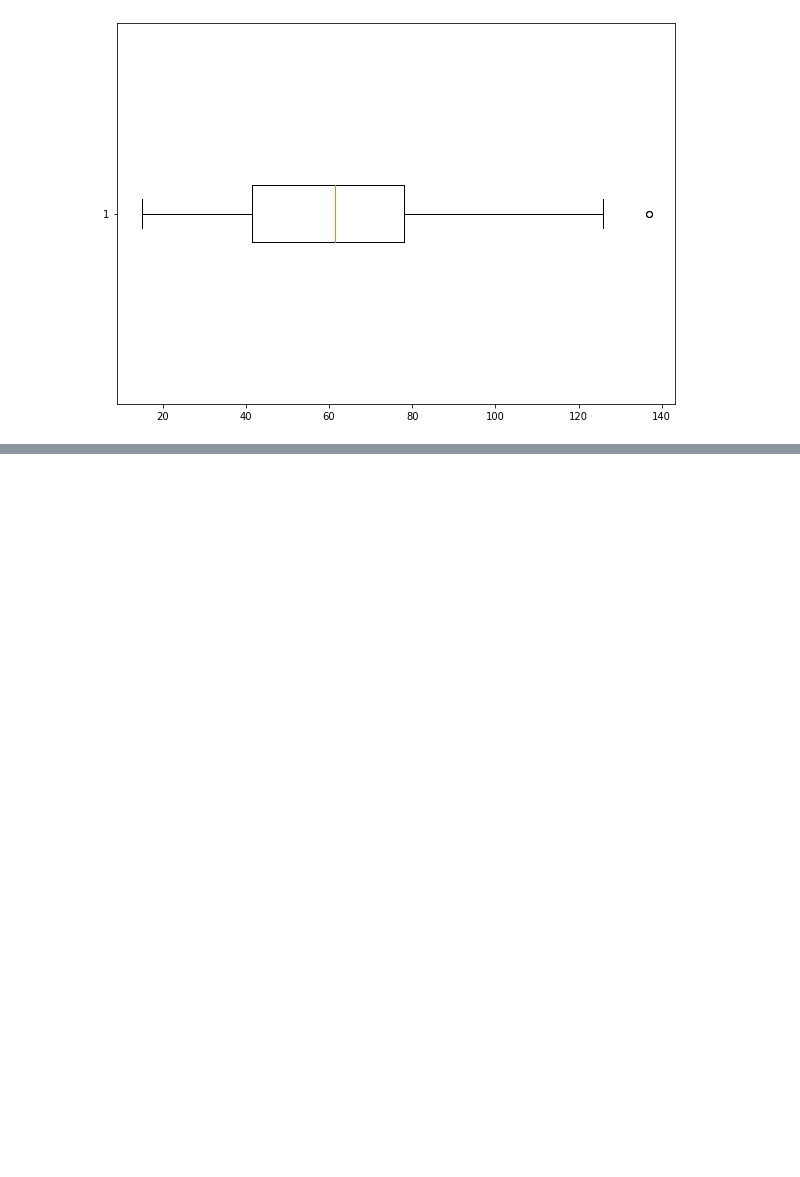
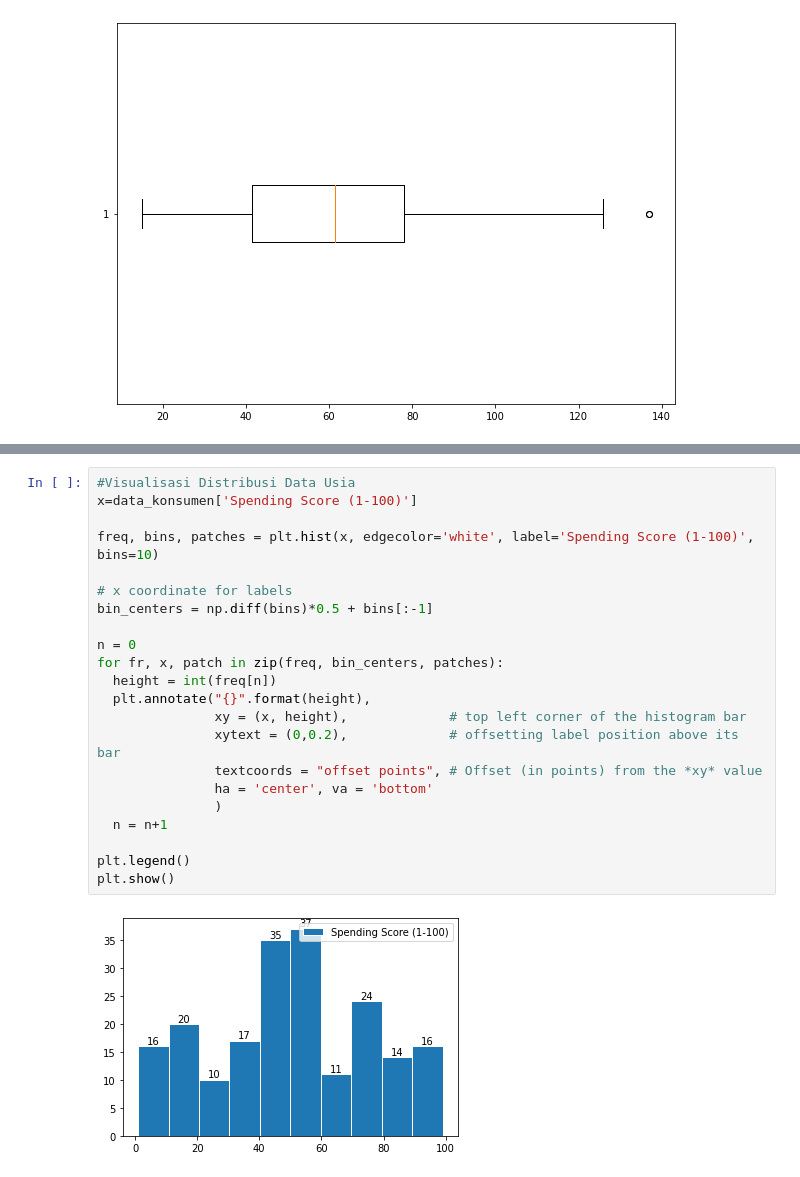
Before and after one commit to say-foo/machinelearning, a Jupyter notebook: Tugas.ipynb, the cells around one changed output, grey strips where cells are left out. Cells and saved outputs as stored; diff of their text form; blank space fills up the shorter version.

```diff
--- a/Tugas.ipynb
+++ b/Tugas.ipynb
@@ -90,0 +109,24 @@ plt.show()
+# %%
+#Visualisasi Distribusi Data Usia
+x=data_konsumen['Spending Score (1-100)']
+
+freq, bins, patches = plt.hist(x, edgecolor='white', label='Spending Score (1-100)', bins=10)
+
+# x coordinate for labels
+bin_centers = np.diff(bins)*0.5 + bins[:-1]
+
+n = 0
+for fr, x, patch in zip(freq, bin_centers, patches):
+  height = int(freq[n])
+  plt.annotate("{}".format(height),
+               xy = (x, height),             # top left corner of the histogram bar
+               xytext = (0,0.2),             # offsetting label position above its bar
+               textcoords = "offset points", # Offset (in points) from the *xy* value
+               ha = 'center', va = 'bottom'
+               )
+  n = n+1
+
+plt.legend()
+plt.show()
+# %% [output]
+[figure, added]
```
Also changed, not shown: parts of 9 cells of this notebook.
